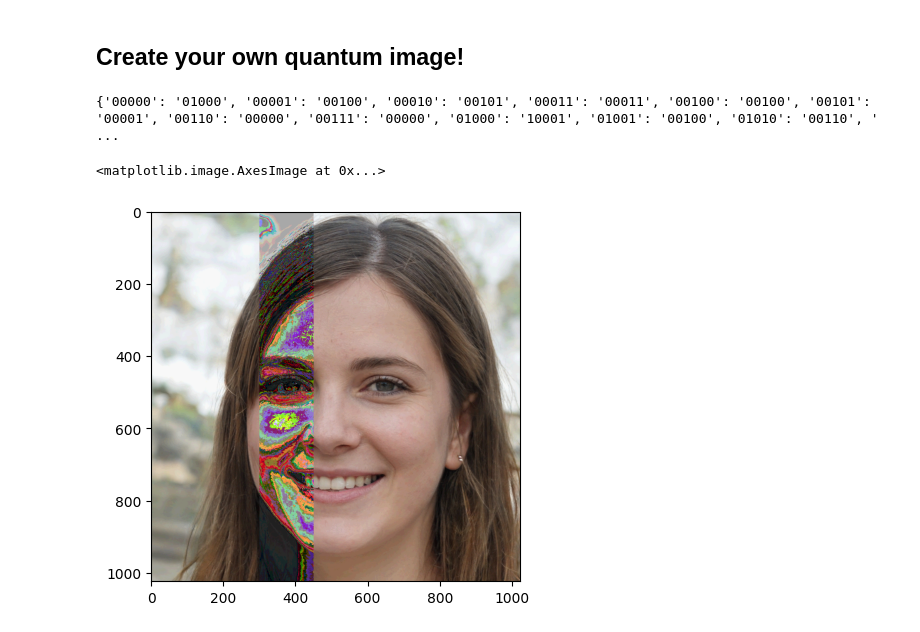
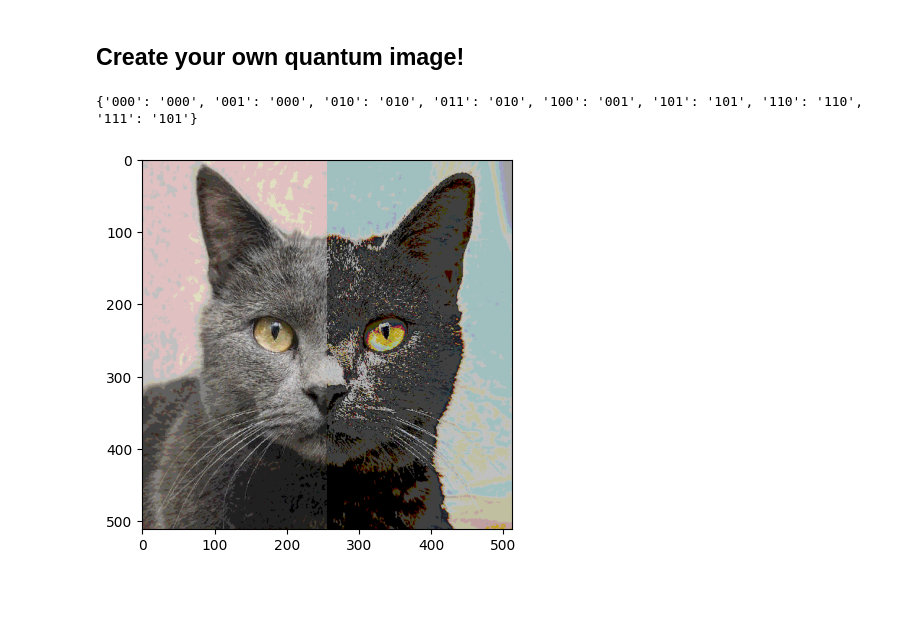
Before and after one commit to eileen-kuehn/intro_qc4images, a Jupyter notebook: QolorQoding.ipynb, the cells around one changed output. Saved outputs shown, nothing was run; the diff lists cells and outputs as text; code cells hidden in the pictures; blank space fills up the shorter version.

```diff
--- a/QolorQoding.ipynb
+++ b/QolorQoding.ipynb
@@ -8,8 +8,14 @@ import matplotlib.pyplot as plt
 import numpy as np
 from copy import copy
 # %%
-N_QUBITS = 5 # How many qubits do you want to use? Max 8
+N_QUBITS = 3 # How many qubits do you want to use? Max 8
 # %%
-org_image = mpimg.imread('./images/Woman.jpg')
+org_image = mpimg.imread('./images/Cat.jpg')
 plt.imshow(org_image)
+
+if np.max(org_image) <= 1:
+    org_image *= 255
+    org_image = org_image.astype(np.uint8)
+
+org_image
 # %% [output]
@@ -59,7 +81,7 @@ width, height = org_image.shape[0], org_image.shape[1]
 # %%
 # Change here
-rect_top_left = (300, 0)
-width, height = 150, 1024
+rect_top_left = (256, 0)
+width, height = 256, 512
 # %%
 import matplotlib.patches as patches
 
@@ -150,12 +172,12 @@ def convert_image(image, mapping):
 # %%
 backend = FakeMelbourne()
 # backend = Aer.get_backend('qasm_simulator') # same image as output
-shots = 32
+shots = 4
 
 mapping = create_mapping(backend, shots)
 q_image = convert_image(copy(image), mapping)
 plt.imshow(q_image)
+plt.imsave("./results/cat.jpg", q_image)
 # %% [output]
-{'00000': '01000', '00001': '00100', '00010': '00101', '00011': '00011', '00100': '00100', '00101': '00001', '00110': '00000', '00111': '00000', '01000': '10001', '01001': '00100', '01010': '00110', ' ...
+{'000': '000', '001': '000', '010': '010', '011': '010', '100': '001', '101': '101', '110': '110', '111': '101'}
-<matplotlib.image.AxesImage at 0x...>
-[figure, old version]
+[figure, new version]
```
Also changed, not shown: parts of 5 cells of this notebook.
